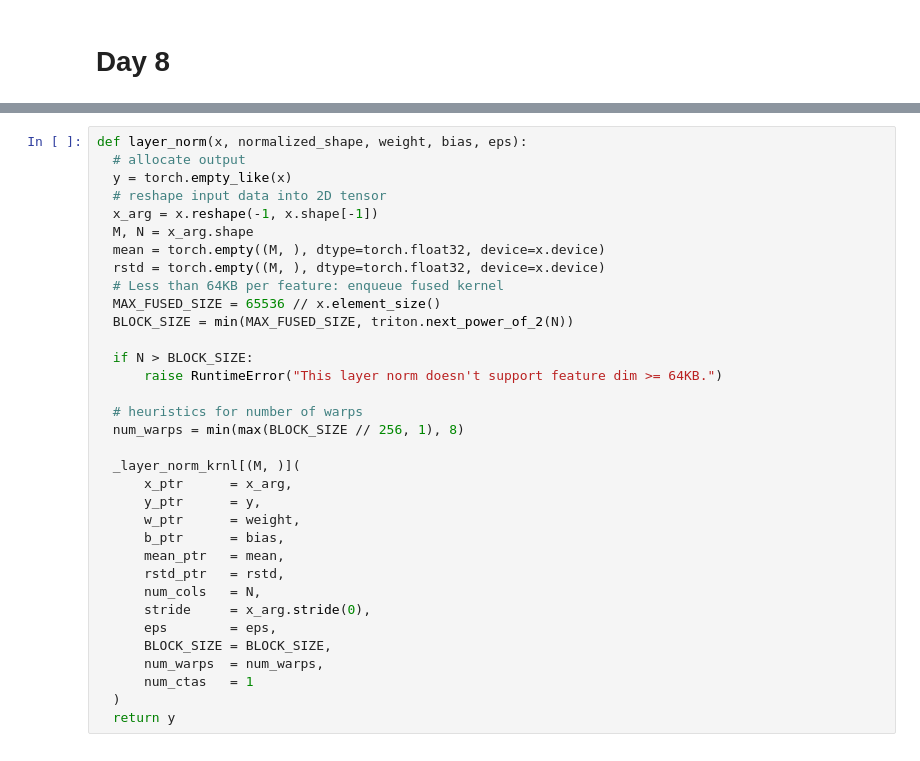
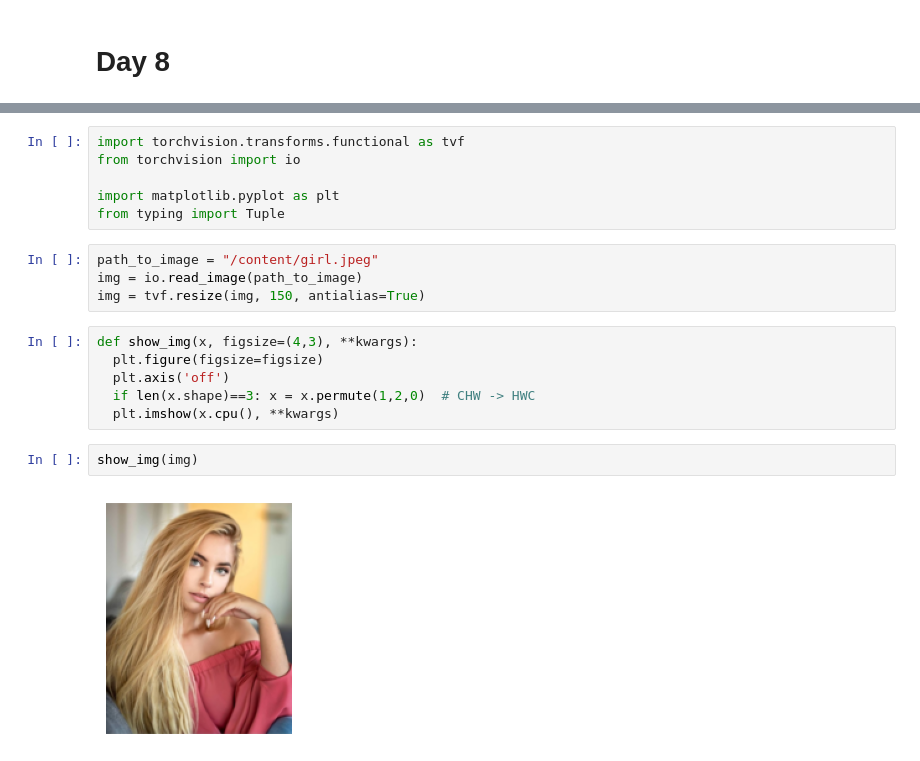
Before and after one commit to ioscbasotcstw/100DaysOfTriton, a Jupyter notebook: 100DaysOfTriton.ipynb, the cells around one changed output, grey strips where cells are left out. Saved outputs shown, nothing was run; the diff lists cells and outputs as text.

```diff
--- a/100DaysOfTriton.ipynb
+++ b/100DaysOfTriton.ipynb
@@ -993,34 +945,20 @@ def _layer_norm_krnl(
-# %%
-def layer_norm(x, normalized_shape, weight, bias, eps):
-  # allocate output
-  y = torch.empty_like(x)
-  # reshape input data into 2D tensor
-  x_arg = x.reshape(-1, x.shape[-1])
-  M, N = x_arg.shape
-  mean = torch.empty((M, ), dtype=torch.float32, device=x.device)
-  rstd = torch.empty((M, ), dtype=torch.float32, device=x.device)
-  # Less than 64KB per feature: enqueue fused kernel
-  MAX_FUSED_SIZE = 65536 // x.element_size()
-  BLOCK_SIZE = min(MAX_FUSED_SIZE, triton.next_power_of_2(N))
-
-  if N > BLOCK_SIZE:
-      raise RuntimeError("This layer norm doesn't support feature dim >= 64KB.")
-
-  # heuristics for number of warps
-  num_warps = min(max(BLOCK_SIZE // 256, 1), 8)
-
-  _layer_norm_krnl[(M, )](
-      x_ptr      = x_arg,
-      y_ptr      = y,
-      w_ptr      = weight,
-      b_ptr      = bias,
-      mean_ptr   = mean,
-      rstd_ptr   = rstd,
-      num_cols   = N,
-      stride     = x_arg.stride(0),
-      eps        = eps,
-      BLOCK_SIZE = BLOCK_SIZE,
-      num_warps  = num_warps,
-      num_ctas   = 1
-  )
-  return y
+# %%
+import torchvision.transforms.functional as tvf
+from torchvision import io
+
+import matplotlib.pyplot as plt
+from typing import Tuple
+# %%
+path_to_image = "/content/girl.jpeg"
+img = io.read_image(path_to_image)
+img = tvf.resize(img, 150, antialias=True)
+# %%
+def show_img(x, figsize=(4,3), **kwargs):
+  plt.figure(figsize=figsize)
+  plt.axis('off')
+  if len(x.shape)==3: x = x.permute(1,2,0)  # CHW -> HWC
+  plt.imshow(x.cpu(), **kwargs)
+# %%
+show_img(img)
+# %% [output]
+[figure, added]
```
Also changed, not shown: parts of 5 cells of this notebook.
